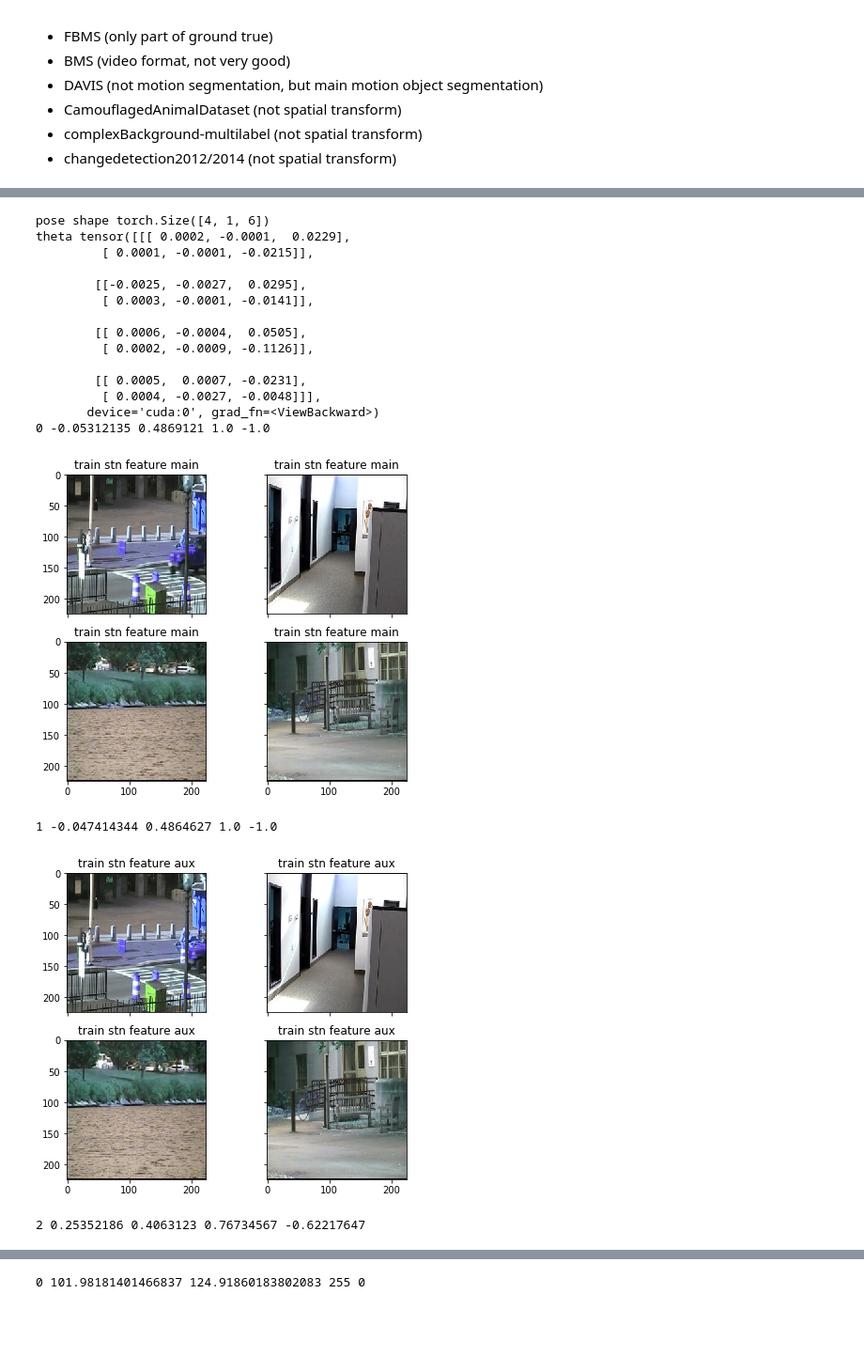
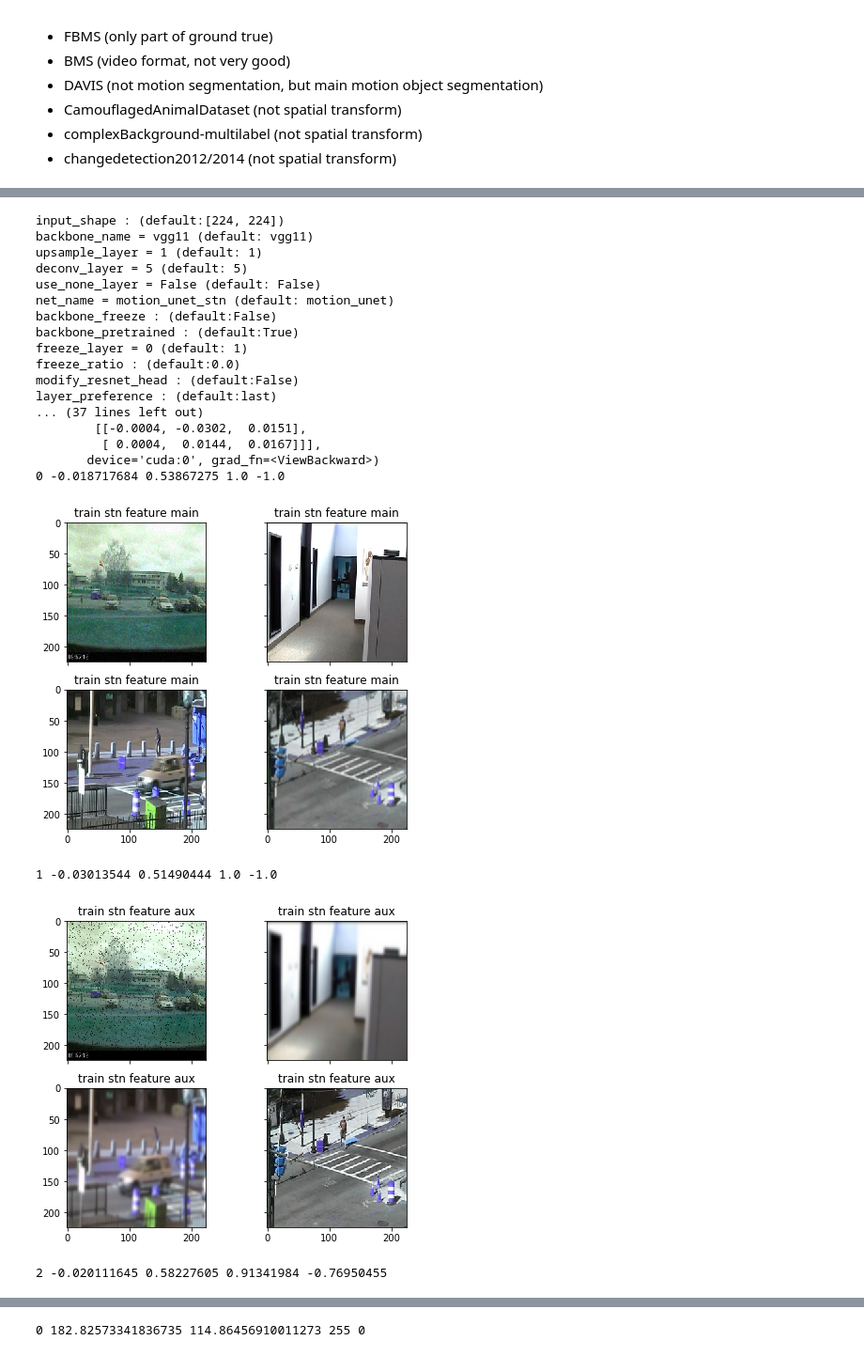
Before and after one commit to ISCAS007/torchseg, a Jupyter notebook: notebooks/motion_stn.ipynb, the cells around one changed output, grey strips where cells are left out. Shown at 94% size. Cells and saved outputs as stored; diff of their text form; code cells hidden in the pictures; blank space fills up the shorter version.

```diff
--- a/notebooks/motion_stn.ipynb
+++ b/notebooks/motion_stn.ipynb
@@ -127,6 +124,11 @@ def stn_loss(features,motion,pose,pose_mask_reg=1.0):
         total_loss+=pose_reg_loss
     return total_loss
 
+config_list='--net_name motion_unet_stn --backbone_name vgg11'
+config_list+=' --upsample_layer 1 --freeze_layer 0 --deconv_layer 5 --use_none_layer False'
+config_list+=' --use_part_number 1000 --note times001_1 --dataset cdnet2014'
+model,dataset_loaders,normer=get_model_and_dataset(config_list.split())
+device = torch.device('cuda' if torch.cuda.is_available() else 'cpu')
 model.eval()
 for split in ['train','val']:
     for frames,gt in dataset_loaders[split]:
@@ -136,47 +138,50 @@ for split in ['train','val']:
 #         stn_loss_value=stn_loss(outputs['stn_images'],labels.float(),outputs['pose'],config['pose_mask_reg'])
 
         pose=outputs['pose']
         print('pose shape',pose.shape)
         stn_features=[images[0],images[1]]
         pose_masks=[]
         n=len(images)
         for i in range(n-1):
             theta=pose[:,i,:].view(-1,2,3)
             print('theta',theta)
             grid=F.affine_grid(theta,images[i+1].size())
             aux_feature=F.grid_sample(images[i+1],grid)
             pose_mask=F.grid_sample(torch.ones_like(images[i+1]),grid)
             stn_features.append(aux_feature)
             pose_masks.append(pose_mask)
 
         image_list_title=['main','aux','aux->main']
         image_list_title=[split+' stn feature '+note for note in image_list_title]
         show_tensor_list(stn_features,image_list_title,normer)
 
         show_tensor_list([gt],[split+' motion label'])
 
         masks=[torch.argmax(x,dim=1,keepdim=True) for x in outputs['masks']]
         show_tensor_list(masks,[split+' motion mask level '+str(idx) for idx,t in enumerate(outputs['masks'])])
 
         show_tensor_list(pose_masks,[split+' pose mask ' +str(idx) for idx,t in enumerate(pose_masks)])
 
         break
 # %% [output]
-pose shape torch.Size([4, 1, 6])
-theta tensor([[[ 0.0002, -0.0001,  0.0229],
-         [ 0.0001, -0.0001, -0.0215]],
-
-        [[-0.0025, -0.0027,  0.0295],
-         [ 0.0003, -0.0001, -0.0141]],
-
-        [[ 0.0006, -0.0004,  0.0505],
-         [ 0.0002, -0.0009, -0.1126]],
-
-        [[ 0.0005,  0.0007, -0.0231],
-         [ 0.0004, -0.0027, -0.0048]]],
+input_shape : (default:[224, 224])
+backbone_name = vgg11 (default: vgg11)
+upsample_layer = 1 (default: 1)
+deconv_layer = 5 (default: 5)
+use_none_layer = False (default: False)
+net_name = motion_unet_stn (default: motion_unet)
+backbone_freeze : (default:False)
+backbone_pretrained : (default:True)
+freeze_layer = 0 (default: 1)
+freeze_ratio : (default:0.0)
+modify_resnet_head : (default:False)
+layer_preference : (default:last)
+... (37 lines left out)
+        [[-0.0004, -0.0302,  0.0151],
+         [ 0.0004,  0.0144,  0.0167]]],
        device='cuda:0', grad_fn=<ViewBackward>)
-0 -0.05312135 0.4869121 1.0 -1.0
+0 -0.018717684 0.53867275 1.0 -1.0
-[figure, old version]
+[figure, new version]
-1 -0.047414344 0.4864627 1.0 -1.0
+1 -0.03013544 0.51490444 1.0 -1.0
-[figure, old version]
+[figure, new version]
-2 0.25352186 0.4063123 0.76734567 -0.62217647
+2 -0.020111645 0.58227605 0.91341984 -0.76950455
@@ -184 +189 @@ theta tensor([[[ 0.0002, -0.0001,  0.0229],
-0 101.98181401466837 124.91860183802083 255 0
+0 182.82573341836735 114.86456910011273 255 0
```
Also changed, not shown: parts of 7 cells of this notebook, 5 other files.
